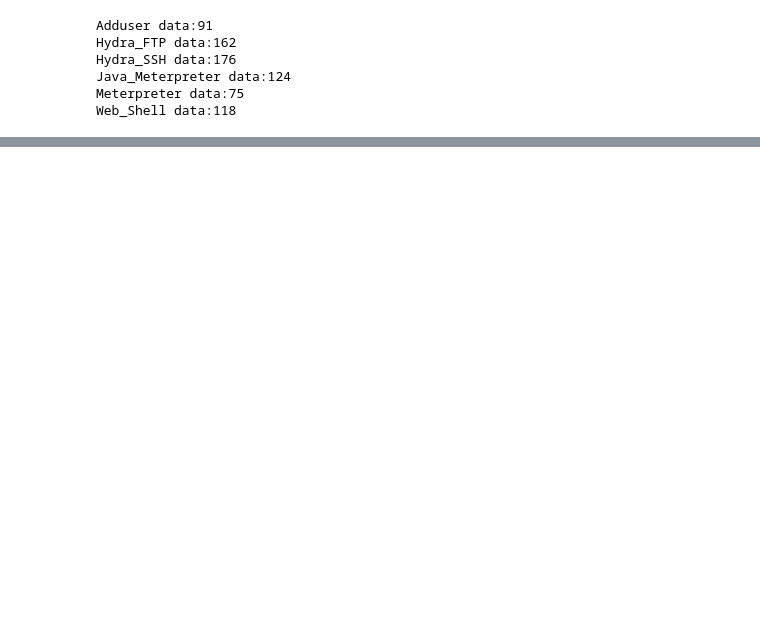
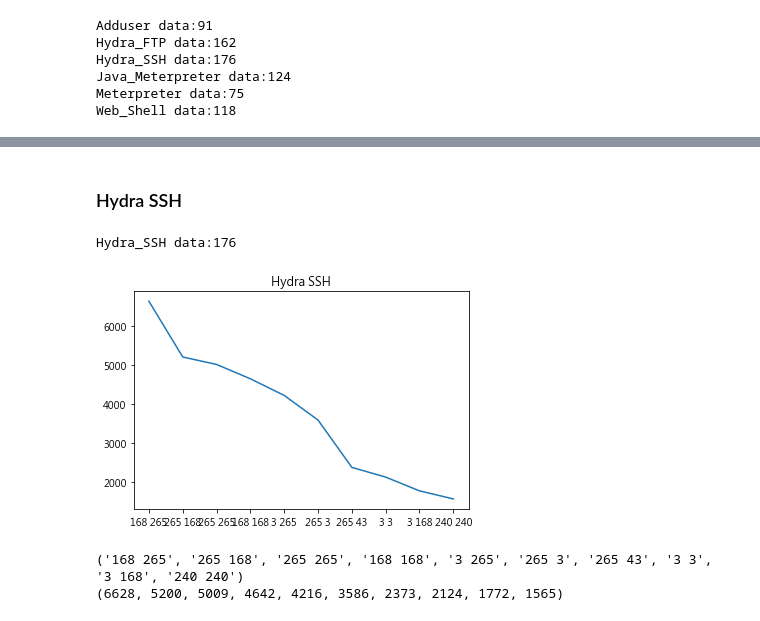
Before and after one commit to star32134212/Graph_Mining_Project, a Jupyter notebook: GraphMiningProject.ipynb, the cells around one changed output, grey strips where cells are left out. Cells and saved outputs as stored; diff of their text form; code cells hidden in the pictures; blank space fills up the shorter version.

```diff
--- a/GraphMiningProject.ipynb
+++ b/GraphMiningProject.ipynb
@@ -72,0 +151,27 @@ len(ya)
+# %% [markdown]
+### Hydra SSH
+# %%
+dic_ssh = defaultdict(lambda: 0)
+x_ssh = []
+y_ssh = []
+x_ssh, y_ssh = load_attack_files("ADFA-LD/Attack_Data_Master/", x_ssh, y_ssh, 'Hydra_SSH')
+n = 2
+for d in x_ssh:
+    data = d.strip().split(' ')
+    for i in range(len(data) - n + 1):
+        index = ' '.join(data[i:i+n])
+        dic_ssh[index] = dic_ssh[index] + 1
+
+lists = sorted(dic_ssh.items(), key=lambda kv: kv[1], reverse=True)
+px, py = zip(*lists[left:right]) # unpack a list of pairs into two tuples
+
+plt.title("Hydra SSH")
+plt.plot(px, py)
+plt.show()
+print(px)
+print(py)
+# %% [output]
+Hydra_SSH data:176
+[figure, added]
+('168 265', '265 168', '265 265', '168 168', '3 265', '265 3', '265 43', '3 3', '3 168', '240 240')
+(6628, 5200, 5009, 4642, 4216, 3586, 2373, 2124, 1772, 1565)
```
Also changed, not shown: parts of 19 cells of this notebook.
